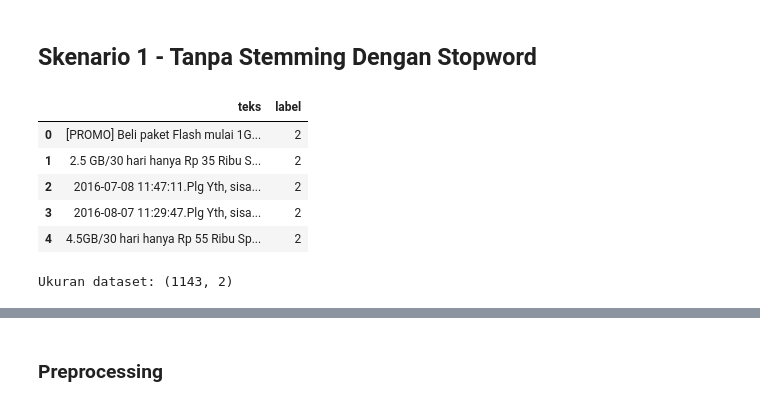
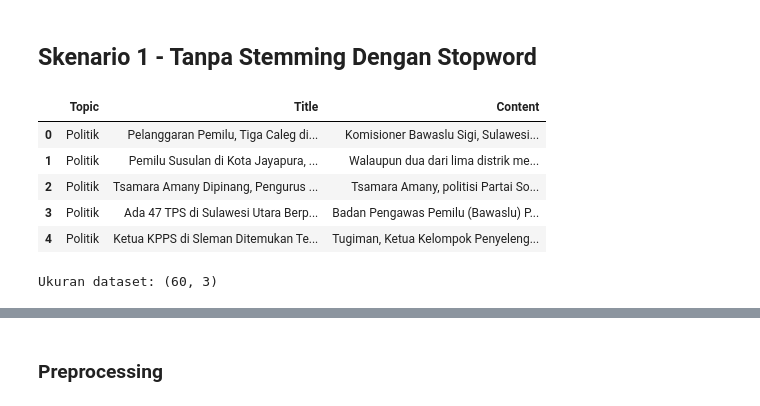
Before and after one commit to abuwildanm/Information-Retrieval, a Jupyter notebook: Projek.ipynb, the cells around one changed output, grey strips where cells are left out. Cells and saved outputs as stored; diff of their text form; code cells hidden in the pictures.

```diff
--- a/Projek.ipynb
+++ b/Projek.ipynb
@@ -42,12 +42,13 @@ from sklearn.metrics import precision_recall_curve
 from sklearn.metrics import average_precision_score
 # %%
 # Read Dataset
-data = pd.read_csv('data_sms_spam.csv')
+data = pd.read_excel('dataKumparan1.xlsx')
+# data = pd.read_csv('dataKumparan2.csv')
 data.head()
 # %% [output]
-|  | teks | label |
-| 0 | [PROMO] Beli paket Flash mulai 1G... | 2 |
-| 1 | 2.5 GB/30 hari hanya Rp 35 Ribu S... | 2 |
-| 2 | 2016-07-08 11:47:11.Plg Yth, sisa... | 2 |
-| 3 | 2016-08-07 11:29:47.Plg Yth, sisa... | 2 |
-| 4 | 4.5GB/30 hari hanya Rp 55 Ribu Sp... | 2 |
+|  | Topic | Title | Content |
+| 0 | Politik | Pelanggaran Pemilu, Tiga Caleg di... | Komisioner Bawaslu Sigi, Sulawesi... |
+| 1 | Politik | Pemilu Susulan di Kota Jayapura, ... | Walaupun dua dari lima distrik me... |
+| 2 | Politik | Tsamara Amany Dipinang, Pengurus ... | Tsamara Amany, politisi Partai So... |
+| 3 | Politik | Ada 47 TPS di Sulawesi Utara Berp... | Badan Pengawas Pemilu (Bawaslu) P... |
+| 4 | Politik | Ketua KPPS di Sleman Ditemukan Te... | Tugiman, Ketua Kelompok Penyeleng... |
@@ -55,6 +60,6 @@ data.head()
 # Ukuran Dataset
 print('Ukuran dataset:', data.shape)
 # %% [output]
-Ukuran dataset: (1143, 2)
+Ukuran dataset: (60, 3)
 # %%
 # Pembagian data training & testing
```
Also changed, not shown: parts of 19 cells of this notebook.
